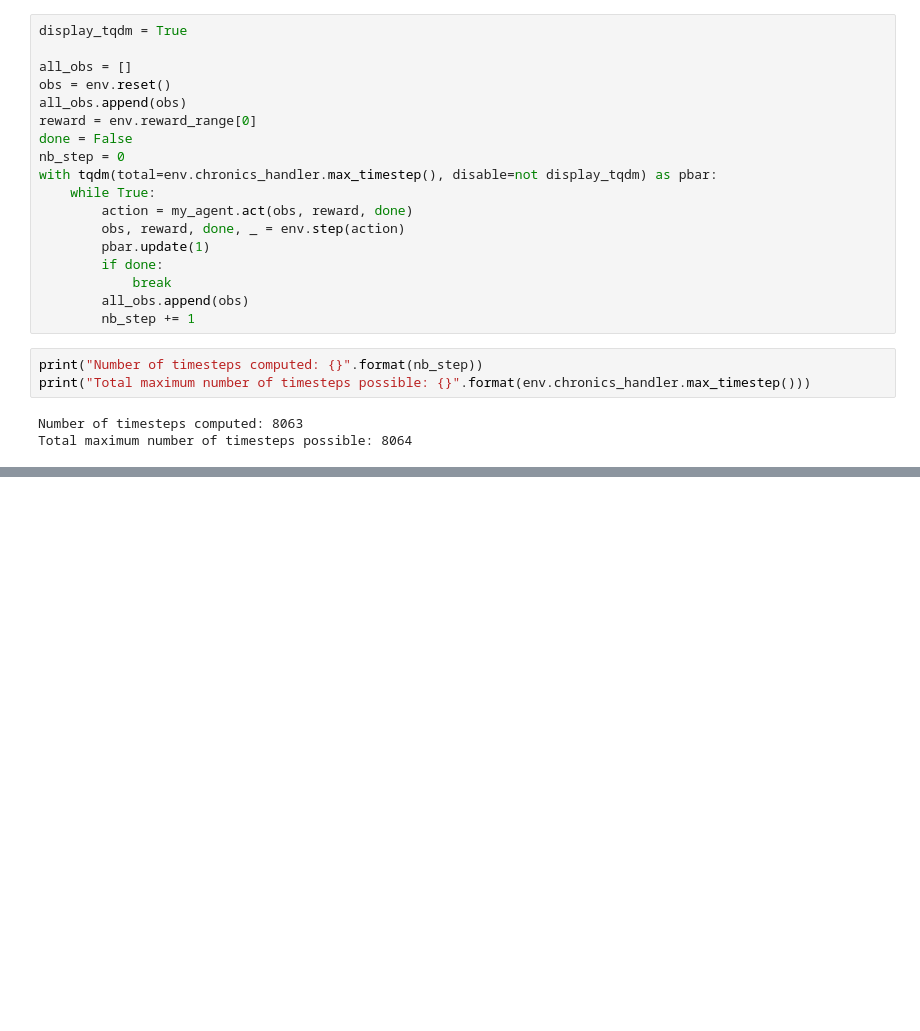
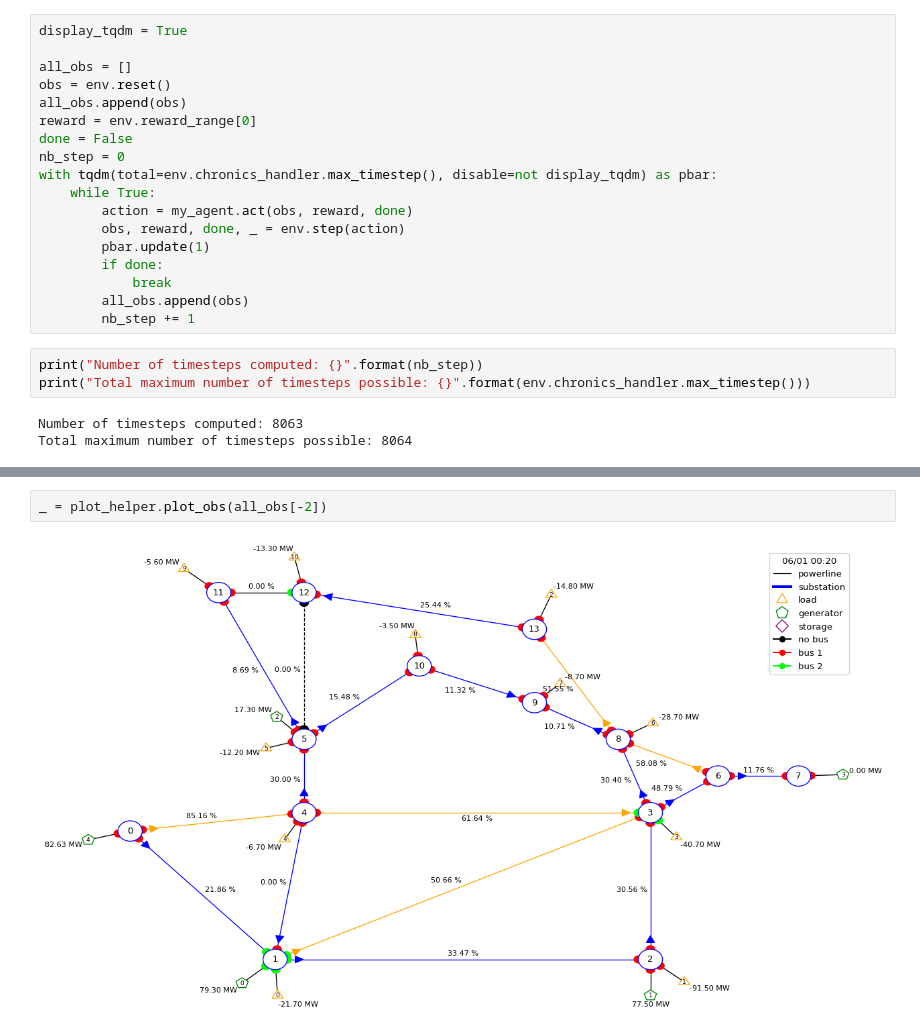
Before and after one commit to pabloalfaro/drl-grid, a Jupyter notebook: pruebas/grid2op.ipynb, the cells around one changed output, grey strips where cells are left out. Saved outputs shown, nothing was run; the diff lists cells and outputs as text; blank space fills up the shorter version.

```diff
--- a/pruebas/grid2op.ipynb
+++ b/pruebas/grid2op.ipynb
@@ -65,0 +134,4 @@ _ = plot_helper.plot_layout()
+# %%
+_ = plot_helper.plot_obs(all_obs[-2])
+# %% [output]
+[figure, added]
```
Also changed, not shown: parts of 9 cells of this notebook.
